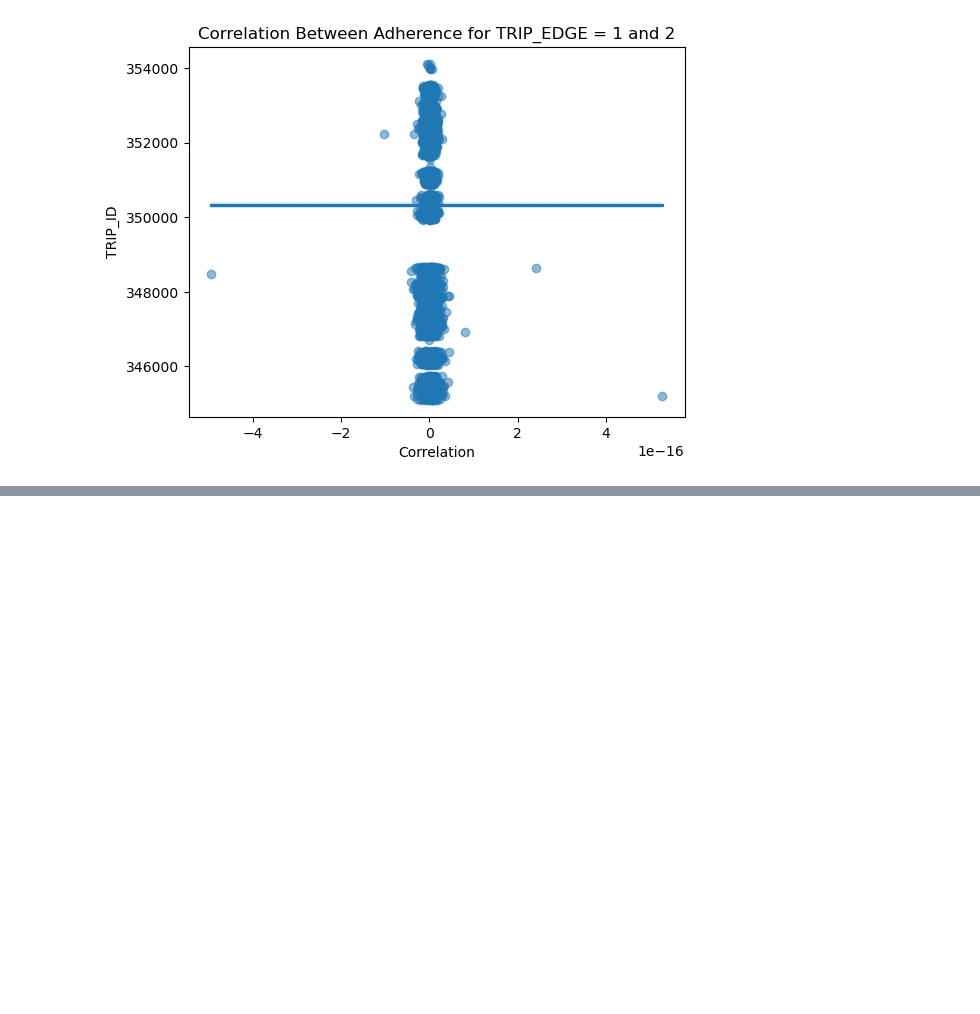
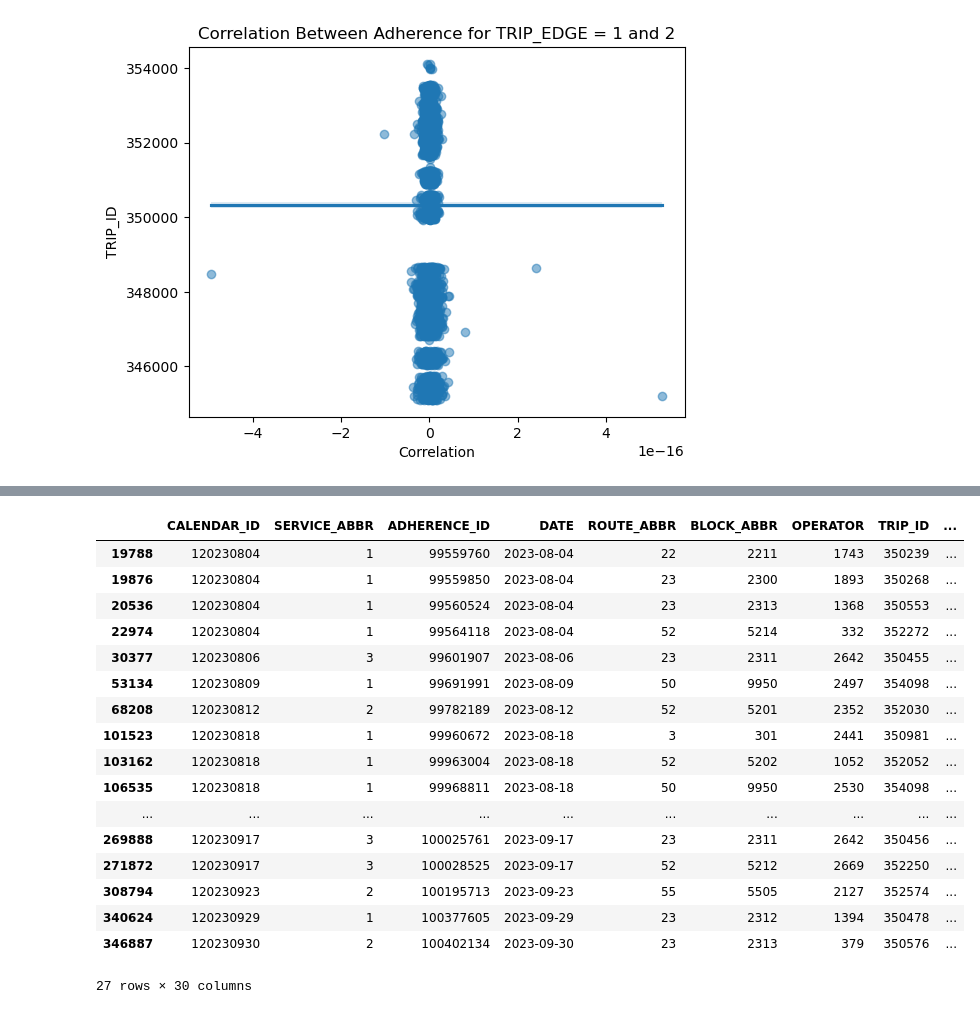
Before and after one commit to nss-data-science-cohort-7/wego-bone_scrapers_wego, a Jupyter notebook: notebooks/tw_01_initial_eda.ipynb, the cells around one changed output, grey strips where cells are left out. Cells and saved outputs as stored; diff of their text form; code cells hidden in the pictures; blank space fills up the shorter version.

```diff
--- a/notebooks/tw_01_initial_eda.ipynb
+++ b/notebooks/tw_01_initial_eda.ipynb
@@ -149,0 +184,23 @@ plt.title('Correlation Between Adherence for TRIP_EDGE = 1 and 2')
+# %%
+bus_csv.loc[bus_csv['DWELL_IN_MINS'] >= 100]
+
+# 27 records have a bus sitting at a stop for more than 100 minutes, and some close to 1000 minutes
+# %% [output]
+|  | CALENDAR_ID | SERVICE_ABBR | ADHERENCE_ID | DATE | ROUTE_ABBR | BLOCK_ABBR | OPERATOR | TRIP_ID | ... |
+| 19788 | 120230804 | 1 | 99559760 | 2023-08-04 | 22 | 2211 | 1743 | 350239 | ... |
+| 19876 | 120230804 | 1 | 99559850 | 2023-08-04 | 23 | 2300 | 1893 | 350268 | ... |
+| 20536 | 120230804 | 1 | 99560524 | 2023-08-04 | 23 | 2313 | 1368 | 350553 | ... |
+| 22974 | 120230804 | 1 | 99564118 | 2023-08-04 | 52 | 5214 | 332 | 352272 | ... |
+| 30377 | 120230806 | 3 | 99601907 | 2023-08-06 | 23 | 2311 | 2642 | 350455 | ... |
+| 53134 | 120230809 | 1 | 99691991 | 2023-08-09 | 50 | 9950 | 2497 | 354098 | ... |
+| 68208 | 120230812 | 2 | 99782189 | 2023-08-12 | 52 | 5201 | 2352 | 352030 | ... |
+| 101523 | 120230818 | 1 | 99960672 | 2023-08-18 | 3 | 301 | 2441 | 350981 | ... |
+| 103162 | 120230818 | 1 | 99963004 | 2023-08-18 | 52 | 5202 | 1052 | 352052 | ... |
+| 106535 | 120230818 | 1 | 99968811 | 2023-08-18 | 50 | 9950 | 2530 | 354098 | ... |
+| ... | ... | ... | ... | ... | ... | ... | ... | ... | ... |
+| 269888 | 120230917 | 3 | 100025761 | 2023-09-17 | 23 | 2311 | 2642 | 350456 | ... |
+| 271872 | 120230917 | 3 | 100028525 | 2023-09-17 | 52 | 5212 | 2669 | 352250 | ... |
+| 308794 | 120230923 | 2 | 100195713 | 2023-09-23 | 55 | 5505 | 2127 | 352574 | ... |
+| 340624 | 120230929 | 1 | 100377605 | 2023-09-29 | 23 | 2312 | 1394 | 350478 | ... |
+| 346887 | 120230930 | 2 | 100402134 | 2023-09-30 | 23 | 2313 | 379 | 350576 | ... |
+27 rows × 30 columns
```
Also changed, not shown: parts of 4 cells of this notebook.
